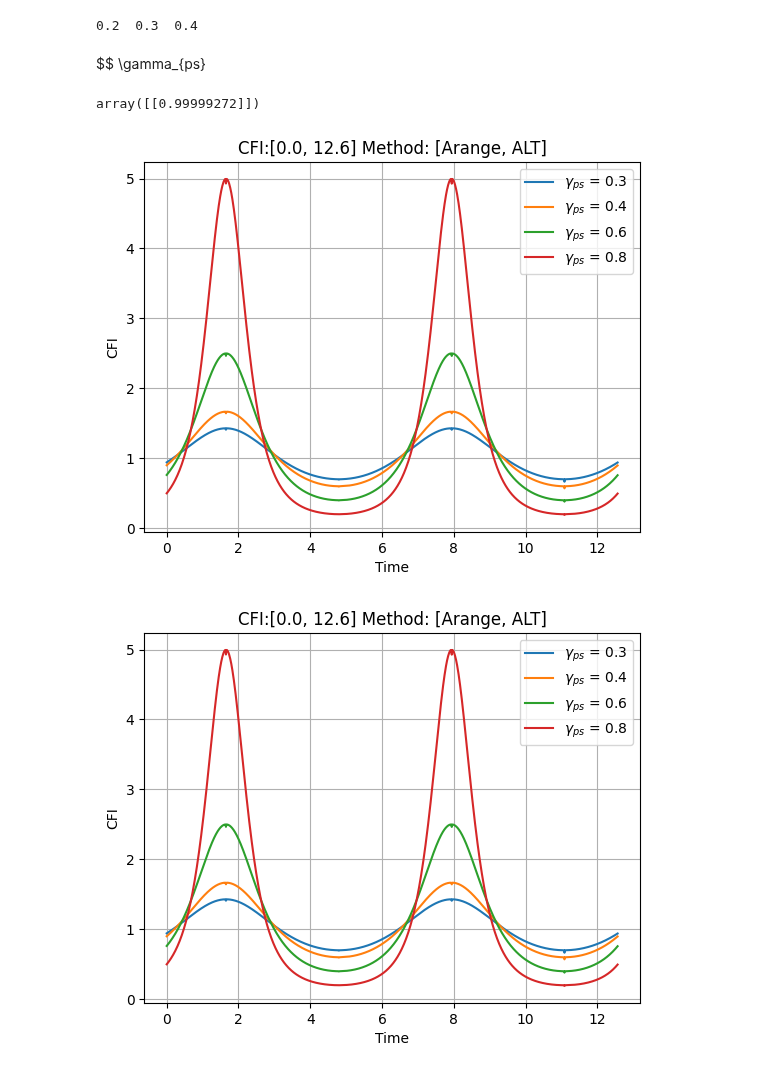
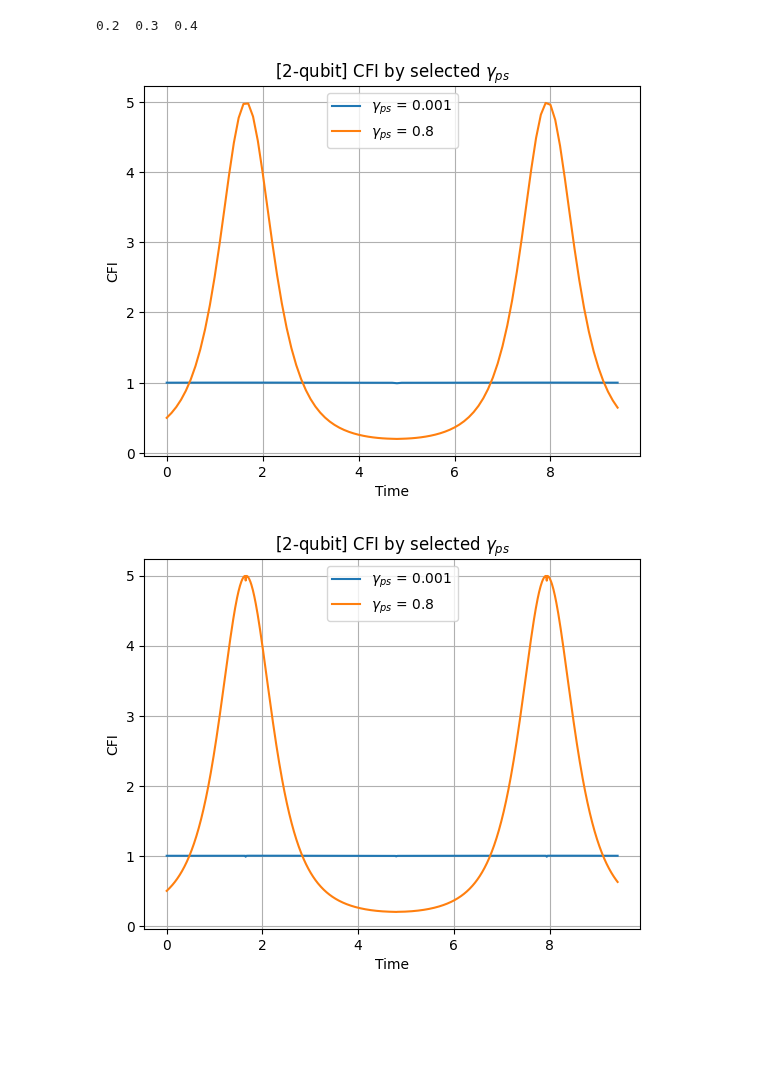
Before and after one commit to iridescent0923/Quantum_Optimization, a Jupyter notebook: Pennylane_Workspace/Metrology/CFI_optimize/Complete/2-qubit/Post-selection_[2-qubit;Alternative_circuit].ipynb, the cells around one changed output. Saved outputs shown, nothing was run; the diff lists cells and outputs as text; code cells hidden in the pictures; blank space fills up the shorter version.

```diff
--- a/Pennylane_Workspace/Metrology/CFI_optimize/Complete/2-qubit/Post-selection_[2-qubit;Alternative_circuit].ipynb
+++ b/Pennylane_Workspace/Metrology/CFI_optimize/Complete/2-qubit/Post-selection_[2-qubit;Alternative_circuit].ipynb
@@ -15,7 +15,7 @@ import matplotlib.pyplot as plt
 dev = qml.device('default.mixed', wires= 2)
 
 # == Hamiltonian setup ==
-coeffs = [1]
+coeffs = [-1/2]
 obs = [qml.PauliZ(0) @ qml.PauliZ(1)]
 
 hamiltonian = qml.Hamiltonian(coeffs, obs)
@@ -38,7 +38,7 @@ def circuit_alt(phi):
     qml.RY(np.pi/2, wires=1)
 
     # Stage_2: Entangler
-    qml.ApproxTimeEvolution(hamiltonian, -tau_1/2, 1)
+    qml.ApproxTimeEvolution(hamiltonian, tau_1, 1)
 
     qml.RX(theta_init, wires = 0)
     qml.RX(theta_init, wires = 1)
@@ -46,13 +46,13 @@ def circuit_alt(phi):
     qml.RY(-np.pi/2, wires = 0)
     qml.RY(-np.pi/2, wires = 1)
 
-    qml.ApproxTimeEvolution(hamiltonian, -tau_2/2, 1)
+    qml.ApproxTimeEvolution(hamiltonian, tau_2, 1)
 
     qml.RY(np.pi/2, wires = 0)
     qml.RY(np.pi/2, wires = 1)
 
     # Stage_3: Accumulator
-    qml.ApproxTimeEvolution(hamiltonian, -phi/2, 1)
+    qml.ApproxTimeEvolution(hamiltonian, phi, 1)
 
     # qml.RX(np.pi/2, wires=0)
     # qml.RX(np.pi/2, wires=1)
@@ -154,31 +154,21 @@ def CFI_arange(Sweep_bound, Step_size, Gamma):
     for i in range(Num_CFI):
         plt.plot(Phi_range, CFI[i][:], label = f'$\gamma_{{ps}}$ = {Gamma[i]}')
 
-    plt.title(f'CFI:[{round(Sweep_bound[0], 1)}, {round(Sweep_bound[1], 1)}] Method: [Arange, ALT]')
+    plt.title(f'[2-qubit] CFI by selected $\gamma_{{ps}}$')
     plt.xlabel('Time')
     plt.ylabel('CFI')
     plt.legend()
     plt.grid()
-# %% [markdown]
-$$
-\gamma_{ps}
-# %%
-num = np.array([1.5])
-test = qml.qinfo.classical_fisher(Post_selection_alt)(num[0])
-
-test
-# %% [output]
-array([[0.99999272]])
 # %%
-Sweep_range_0 = np_.array([1e-4, np.pi * 4 + 1e-4])
-Gamma_0 =  3e-1, 4e-1, 6e-1, 8e-1
-CFI_arange(Sweep_range_0, 1e-2, Gamma_0)
+Sweep_range_0 = np_.array([1e-4, np.pi * 3 + 1e-4])
+Gamma_0 =  1e-3, 8e-1
+CFI_arange(Sweep_range_0, 1e-1, Gamma_0)
 # %% [output]
-[figure, old version]
+[figure, new version]
 # %%
 CFI_arange(Sweep_range_0, 1e-2, Gamma_0)
 # %% [output]
-[figure, old version]
+[figure, new version]
 # %%
 Sweep_range_1 = np_.array([1e-4, np.pi * 1 + 1e-4])
 
```
Also changed, not shown: parts of 2 cells of this notebook, 29 other files.
